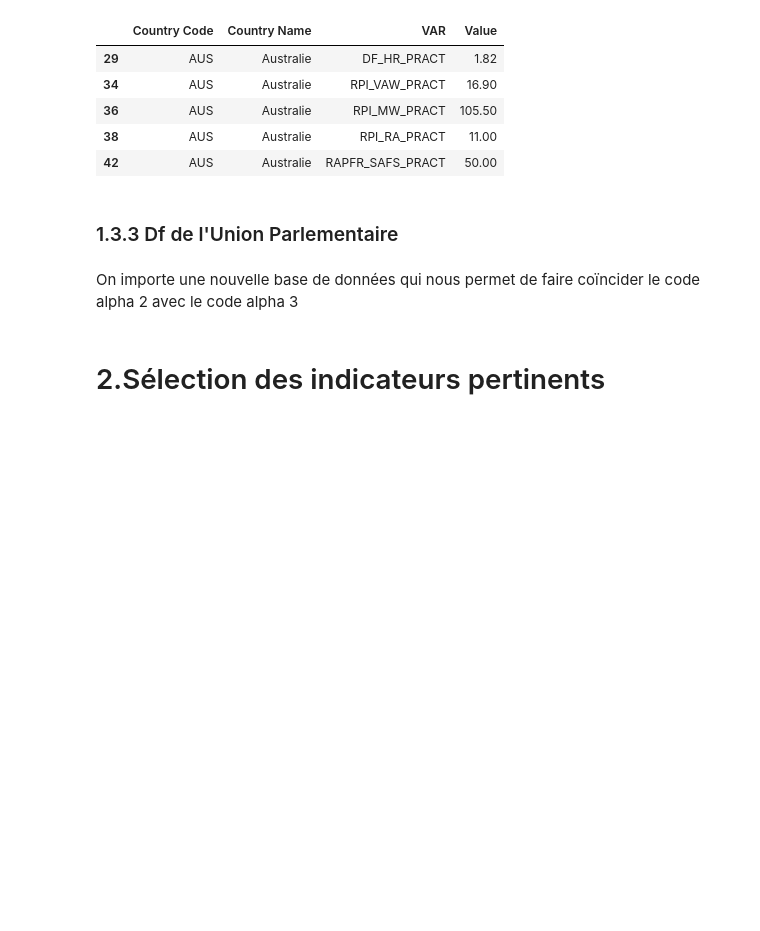
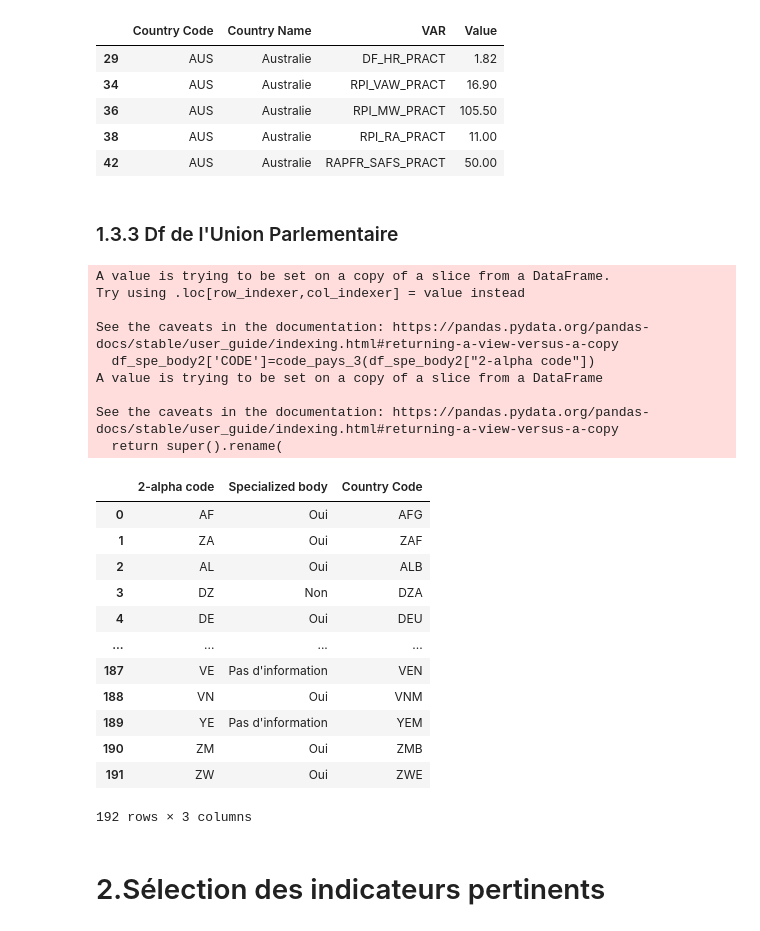
Before and after one commit to cmllbll/Gender-Inequalities-and-Development, a Jupyter notebook: Notebook final.ipynb, the cells around one changed output. Saved outputs shown, nothing was run; the diff lists cells and outputs as text; code cells hidden in the pictures; blank space fills up the shorter version.

```diff
--- a/Notebook final.ipynb
+++ b/Notebook final.ipynb
@@ -337,5 +354,43 @@ df_spe_body.columns = ["2-alpha code", "Country", "House", "Specialized body", "
 # %%
 #On ne conserve que les colonnes utiles
 df_spe_body2 = df_spe_body[["2-alpha code", "Specialized body"]]
-# %% [markdown]
-On importe une nouvelle base de données qui nous permet de faire coïncider le code alpha 2 avec le code alpha 3
+# %%
+#On crée une fonction pour ajouter le code apha 3
+
+def code_pays_3(column):
+    CODE=[]
+    for code in column:
+        try:
+            code=pycountry.countries.get(alpha_2=code).alpha_3
+           # .alpha_3 est utilisé pour donner le code en 3 lettres du pays
+            CODE.append(code)
+        except:
+            CODE.append('None')
+    return CODE# create a column for code
+# %%
+df_spe_body2['CODE']=code_pays_3(df_spe_body2["2-alpha code"])
+df_spe_body2.rename(columns={'CODE': 'Country Code'}, inplace=True)
+df_spe_body2
+# %% [output]
+A value is trying to be set on a copy of a slice from a DataFrame.
+Try using .loc[row_indexer,col_indexer] = value instead
+
+See the caveats in the documentation: https://pandas.pydata.org/pandas-docs/stable/user_guide/indexing.html#returning-a-view-versus-a-copy
+  df_spe_body2['CODE']=code_pays_3(df_spe_body2["2-alpha code"])
+A value is trying to be set on a copy of a slice from a DataFrame
+
+See the caveats in the documentation: https://pandas.pydata.org/pandas-docs/stable/user_guide/indexing.html#returning-a-view-versus-a-copy
+  return super().rename(
+|  | 2-alpha code | Specialized body | Country Code |
+| 0 | AF | Oui | AFG |
+| 1 | ZA | Oui | ZAF |
+| 2 | AL | Oui | ALB |
+| 3 | DZ | Non | DZA |
+| 4 | DE | Oui | DEU |
+| ... | ... | ... | ... |
+| 187 | VE | Pas d'information | VEN |
+| 188 | VN | Oui | VNM |
+| 189 | YE | Pas d'information | YEM |
+| 190 | ZM | Oui | ZMB |
+| 191 | ZW | Oui | ZWE |
+192 rows × 3 columns
```
Also changed, not shown: parts of 9 cells of this notebook, 1 other file.
